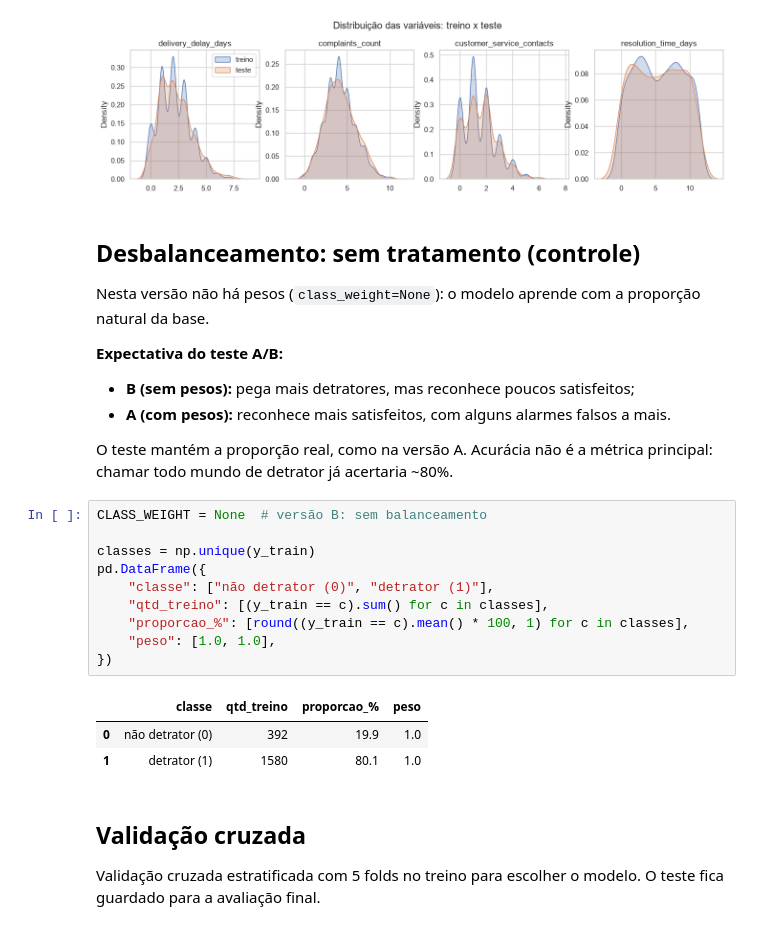
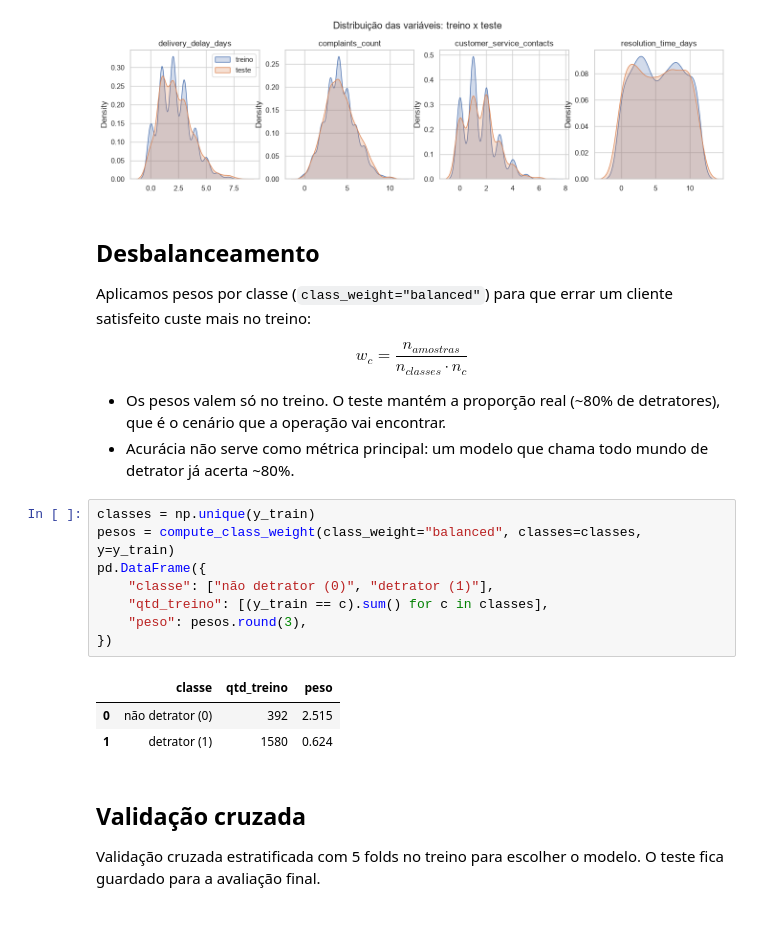
Before and after one commit to Tiagoeneas12/Case_nps_preditivo_fase_tech_fiap, a Jupyter notebook: notebooks/modelos_auxiliares/03-model-01.ipynb, the cells around one changed output. Saved outputs shown, nothing was run; the diff lists cells and outputs as text.

```diff
--- a/notebooks/03-model-02.ipynb
+++ b/notebooks/modelos_auxiliares/03-model-01.ipynb
@@ -242,29 +244,26 @@ plt.show()
 # %% [output]
 [figure]
 # %% [markdown]
-## Desbalanceamento: sem tratamento (controle)
+## Desbalanceamento
 
-Nesta versão não há pesos (`class_weight=None`): o modelo aprende com a proporção natural da base.
+Aplicamos pesos por classe (`class_weight="balanced"`) para que errar um cliente satisfeito custe mais no treino:
 
-**Expectativa do teste A/B:**
-- **B (sem pesos):** pega mais detratores, mas reconhece poucos satisfeitos;
-- **A (com pesos):** reconhece mais satisfeitos, com alguns alarmes falsos a mais.
+$$w_c = \frac{n_{amostras}}{n_{classes} \cdot n_c}$$
 
-O teste mantém a proporção real, como na versão A. Acurácia não é a métrica principal: chamar todo mundo de detrator já acertaria ~80%.
+- Os pesos valem só no treino. O teste mantém a proporção real (~80% de detratores), que é o cenário que a operação vai encontrar.
+- Acurácia não serve como métrica principal: um modelo que chama todo mundo de detrator já acerta ~80%.
 # %%
-CLASS_WEIGHT = None  # versão B: sem balanceamento
-
 classes = np.unique(y_train)
+pesos = compute_class_weight(class_weight="balanced", classes=classes, y=y_train)
 pd.DataFrame({
     "classe": ["não detrator (0)", "detrator (1)"],
     "qtd_treino": [(y_train == c).sum() for c in classes],
-    "proporcao_%": [round((y_train == c).mean() * 100, 1) for c in classes],
-    "peso": [1.0, 1.0],
+    "peso": pesos.round(3),
 })
 # %% [output]
-|  | classe | qtd_treino | proporcao_% | peso |
-| 0 | não detrator (0) | 392 | 19.9 | 1.0 |
-| 1 | detrator (1) | 1580 | 80.1 | 1.0 |
+|  | classe | qtd_treino | peso |
+| 0 | não detrator (0) | 392 | 2.515 |
+| 1 | detrator (1) | 1580 | 0.624 |
 # %% [markdown]
 ## Validação cruzada
 
```
Also changed, not shown: parts of 27 cells of this notebook, 8 other files.
